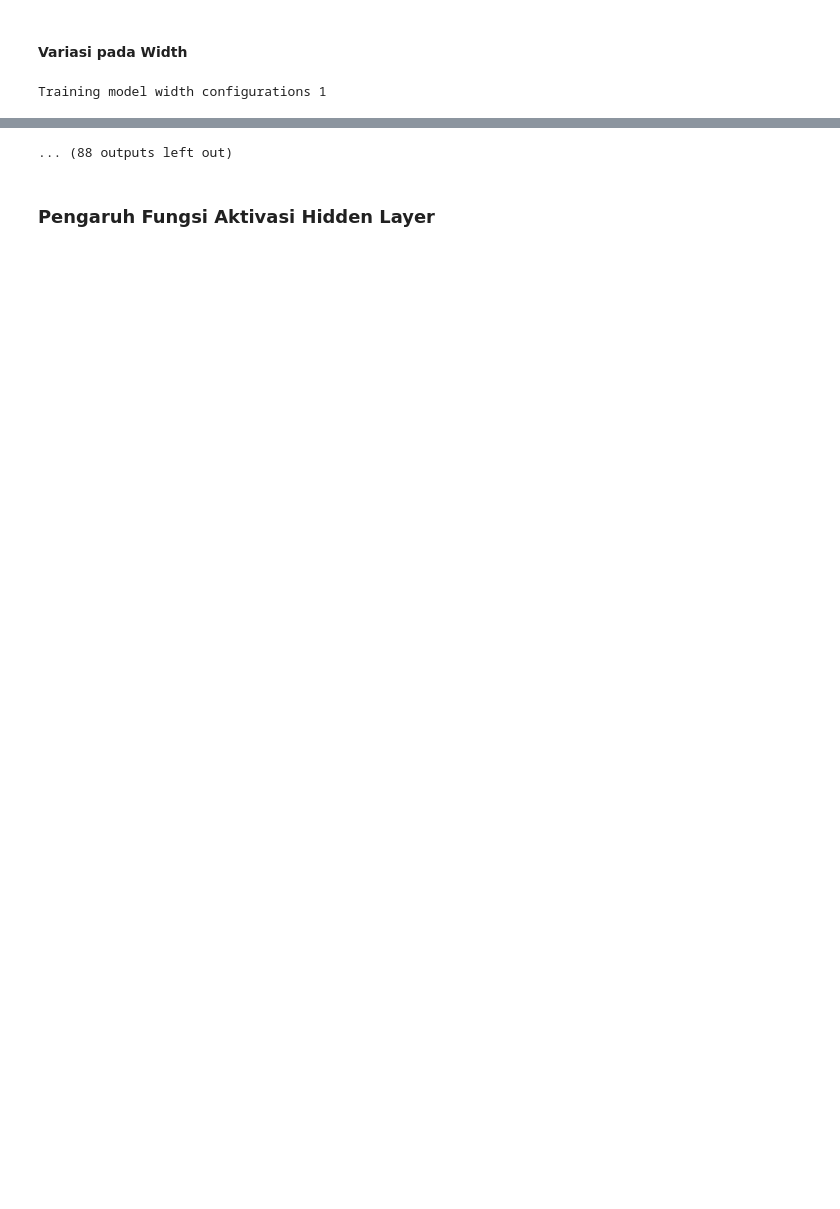
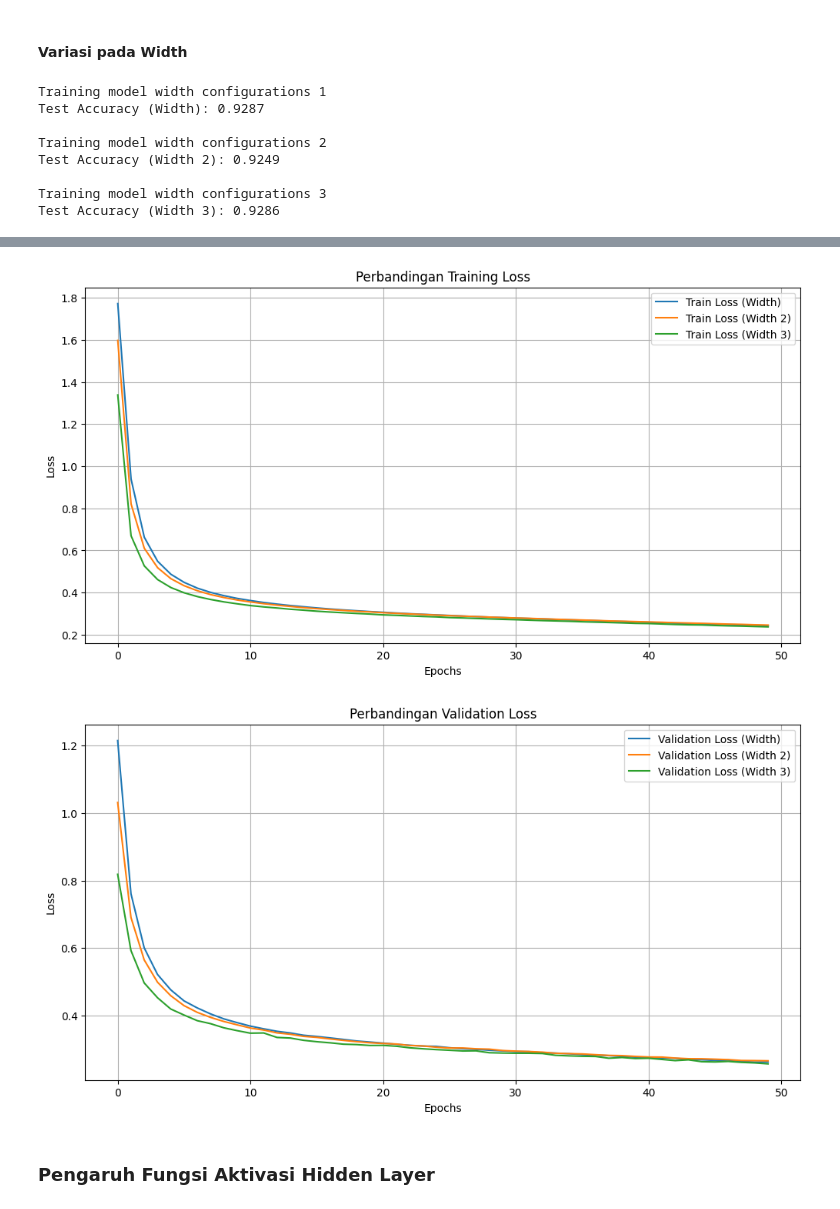
Before and after one commit to fnathas/Tubes1_IF3270_ML_FFNN, a Jupyter notebook: src/notebook.ipynb, the cells around one changed output, grey strips where cells are left out. Saved outputs shown, nothing was run; the diff lists cells and outputs as text; code cells hidden in the pictures; blank space fills up the shorter version.

```diff
--- a/src/notebook.ipynb
+++ b/src/notebook.ipynb
@@ -265,7 +250,7 @@ history_width = model_width.train(
     learning_rate=0.01,
     epochs=50,
     momentum=0.9,
-    verbose=1,
+    verbose=0,
     early_stopping_patience=3,
 )
 
@@ -291,7 +276,7 @@ history_width_2 = model_width_2.train(
     learning_rate=0.01,
     epochs=50,
     momentum=0.9,
-    verbose=1,
+    verbose=0,
     early_stopping_patience=3,
 )
 
@@ -317,7 +302,7 @@ history_width_3 = model_width_3.train(
     learning_rate=0.01,
     epochs=50,
     momentum=0.9,
-    verbose=1,
+    verbose=0,
     early_stopping_patience=3,
 )
 
@@ -363,3 +348,10 @@ plt.grid()
 plt.show()
 # %% [output]
 Training model width configurations 1
+Test Accuracy (Width): 0.9287
+
+Training model width configurations 2
+Test Accuracy (Width 2): 0.9249
+
+Training model width configurations 3
+Test Accuracy (Width 3): 0.9286
@@ -377,4 +358,5 @@ Epoch 11/50, Train Loss: 0.3548, Val Loss: 0.3627, Val Acc: 0.8946
-... (88 outputs left out)
+[figure, added]
+[figure, added]
 # %% [markdown]
 ### Pengaruh Fungsi Aktivasi Hidden Layer
 # %%
```
Also changed, not shown: parts of 9 cells of this notebook.
